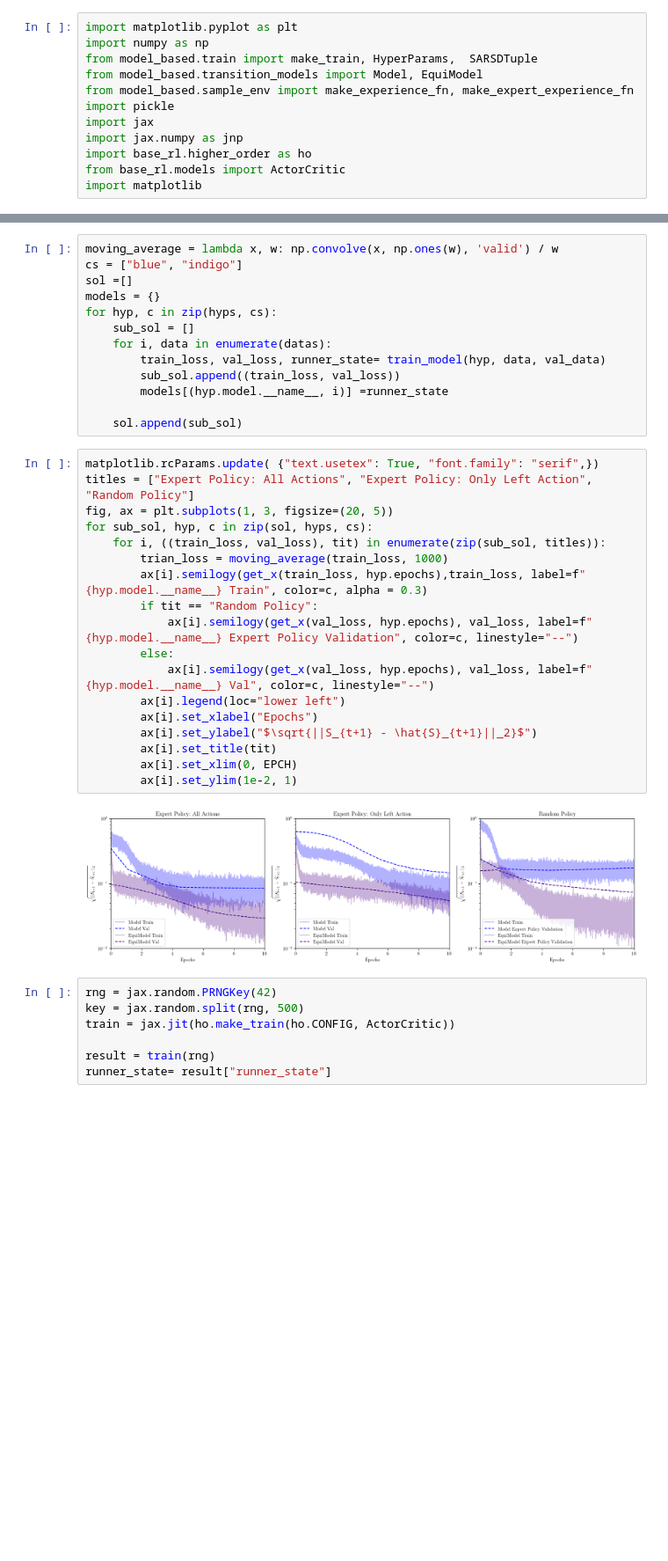
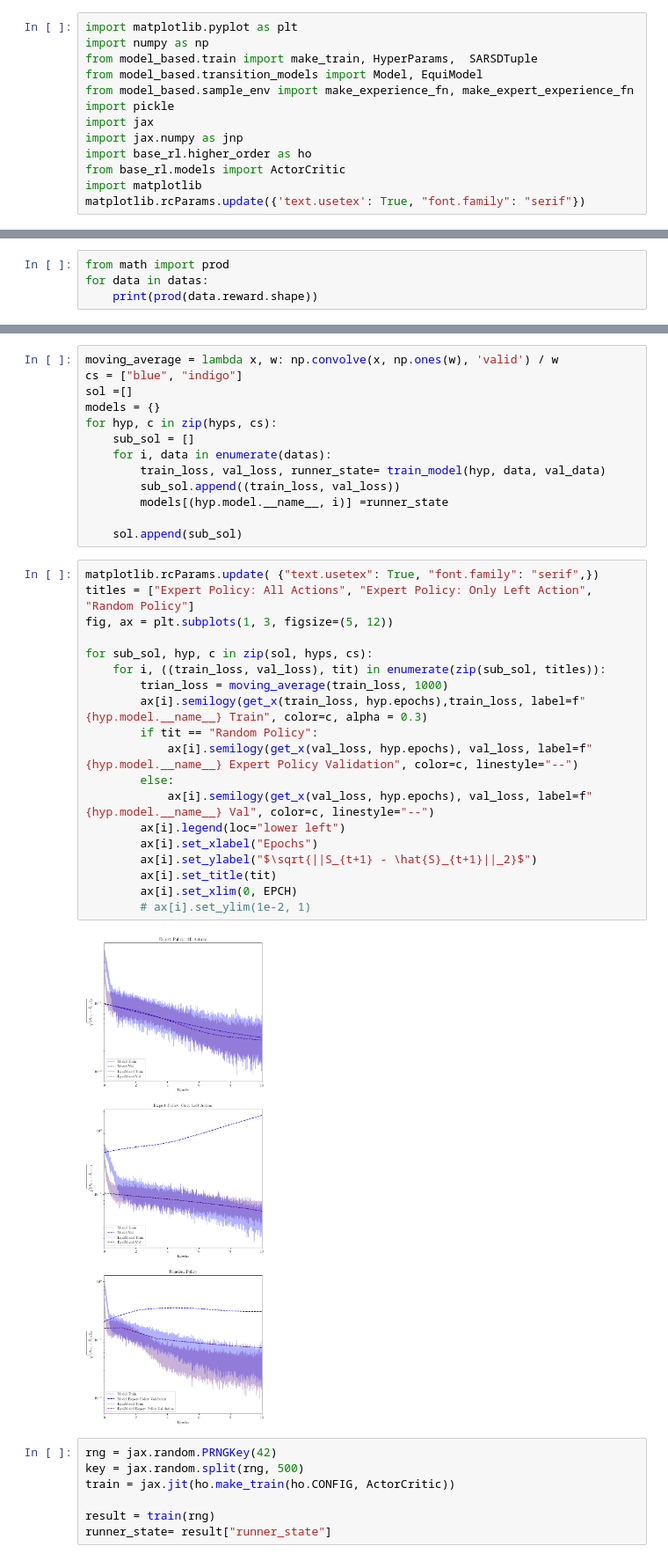
Before and after one commit to seancraven/mono_ms, a Jupyter notebook: model_based/transition_model_loss.ipynb, the cells around one changed output, grey strips where cells are left out. Shown at 88% size. Saved outputs shown, nothing was run; the diff lists cells and outputs as text; blank space fills up the shorter version.

```diff
--- a/model_based/transition_model_loss.ipynb
+++ b/model_based/transition_model_loss.ipynb
@@ -10,6 +10,7 @@ import jax.numpy as jnp
 import base_rl.higher_order as ho
 from base_rl.models import ActorCritic
 import matplotlib
+matplotlib.rcParams.update({'text.usetex': True, "font.family": "serif"})
 # %%
 num = 2000
 keys = jax.random.split(jax.random.PRNGKey(42), num)
@@ -53,3 +54,7 @@ hyp = HyperParams(model=Model, train_frac=1, epochs=EPCH, learning_rate=1e-5)
 hyp_equi = HyperParams(model=EquiModel, train_frac=1, epochs=EPCH, learning_rate=1e-5)
 hyps = [ hyp, hyp_equi]
 datas = [train_data, filtered_data, random_data]
+# %%
+from math import prod
+for data in datas:
+    print(prod(data.reward.shape))
@@ -69,23 +95,24 @@ for hyp, c in zip(hyps, cs):
 # %%
 matplotlib.rcParams.update( {"text.usetex": True, "font.family": "serif",})
 titles = ["Expert Policy: All Actions", "Expert Policy: Only Left Action", "Random Policy"]
-fig, ax = plt.subplots(1, 3, figsize=(20, 5))
+fig, ax = plt.subplots(1, 3, figsize=(5, 12))
+
 for sub_sol, hyp, c in zip(sol, hyps, cs):
     for i, ((train_loss, val_loss), tit) in enumerate(zip(sub_sol, titles)):
         trian_loss = moving_average(train_loss, 1000)
         ax[i].semilogy(get_x(train_loss, hyp.epochs),train_loss, label=f"{hyp.model.__name__} Train", color=c, alpha = 0.3)
         if tit == "Random Policy":
             ax[i].semilogy(get_x(val_loss, hyp.epochs), val_loss, label=f"{hyp.model.__name__} Expert Policy Validation", color=c, linestyle="--")
         else:
             ax[i].semilogy(get_x(val_loss, hyp.epochs), val_loss, label=f"{hyp.model.__name__} Val", color=c, linestyle="--")
         ax[i].legend(loc="lower left")
         ax[i].set_xlabel("Epochs")
         ax[i].set_ylabel("$\sqrt{||S_{t+1} - \hat{S}_{t+1}||_2}$")
         ax[i].set_title(tit)
         ax[i].set_xlim(0, EPCH)
-        ax[i].set_ylim(1e-2, 1)
+        # ax[i].set_ylim(1e-2, 1)
 # %% [output]
-[figure, old version]
+[figure, new version]
 # %%
 rng = jax.random.PRNGKey(42)
 key = jax.random.split(rng, 500)
```
Also changed, not shown: parts of 3 cells of this notebook, 19 other files.
